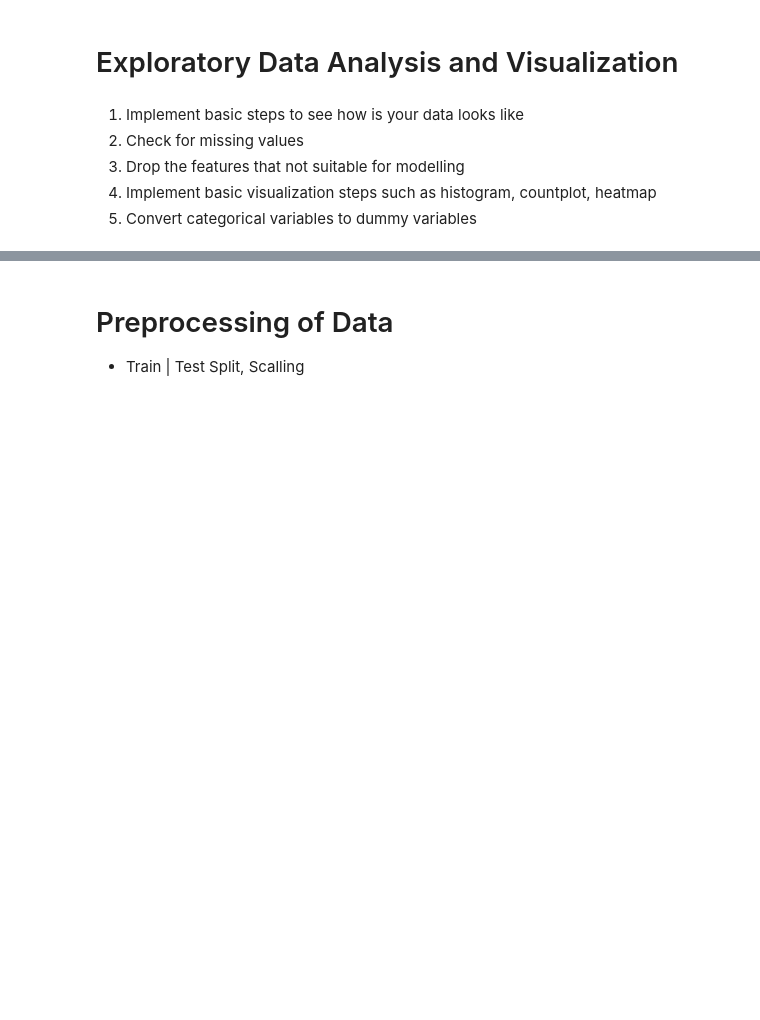
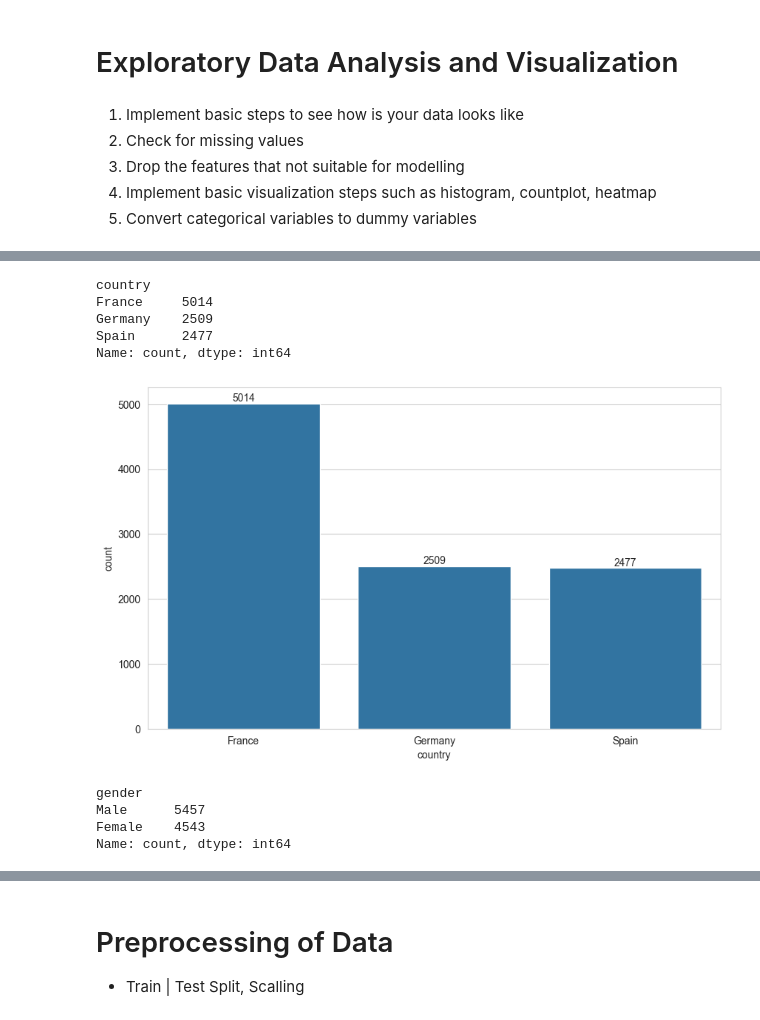
Before and after one commit to iceyisaak/dl_assignment-1, a Jupyter notebook: DL-Assignment-1 (Classification with ANN-Churn Prediction)-Student.ipynb, the cells around one changed output, grey strips where cells are left out. Drawn from its saved outputs; the diff is of its cells as text; code cells hidden in the pictures; blank space fills up the shorter version.

```diff
--- a/DL-Assignment-1 (Classification with ANN-Churn Prediction)-Student.ipynb
+++ b/DL-Assignment-1 (Classification with ANN-Churn Prediction)-Student.ipynb
@@ -37,0 +170,3 @@ The features in the given dataset are:
+# %%
+df = df.drop('rownumber', axis=1)
+df
@@ -37,0 +187,3 @@ The features in the given dataset are:
+# %%
+df = df.drop('customerid', axis=1)
+df
@@ -37,0 +204,3 @@ The features in the given dataset are:
+# %%
+df = df.drop('surname', axis=1)
+df
@@ -37,0 +221,3 @@ The features in the given dataset are:
+# %%
+df = df.rename(columns={'geography': 'country'})
+df
@@ -37,0 +238,20 @@ The features in the given dataset are:
+# %%
+df.country.value_counts()
+# %% [output]
+country
+France     5014
+Germany    2509
+Spain      2477
+Name: count, dtype: int64
+# %%
+ax = sns.countplot(x=df["country"], order=df.country.value_counts().index)
+ax.bar_label(ax.containers[0]);
+# %% [output]
+[figure, added]
+# %%
+df.gender.value_counts()
+# %% [output]
+gender
+Male      5457
+Female    4543
+Name: count, dtype: int64
```
Also changed, not shown: parts of 37 cells of this notebook.
